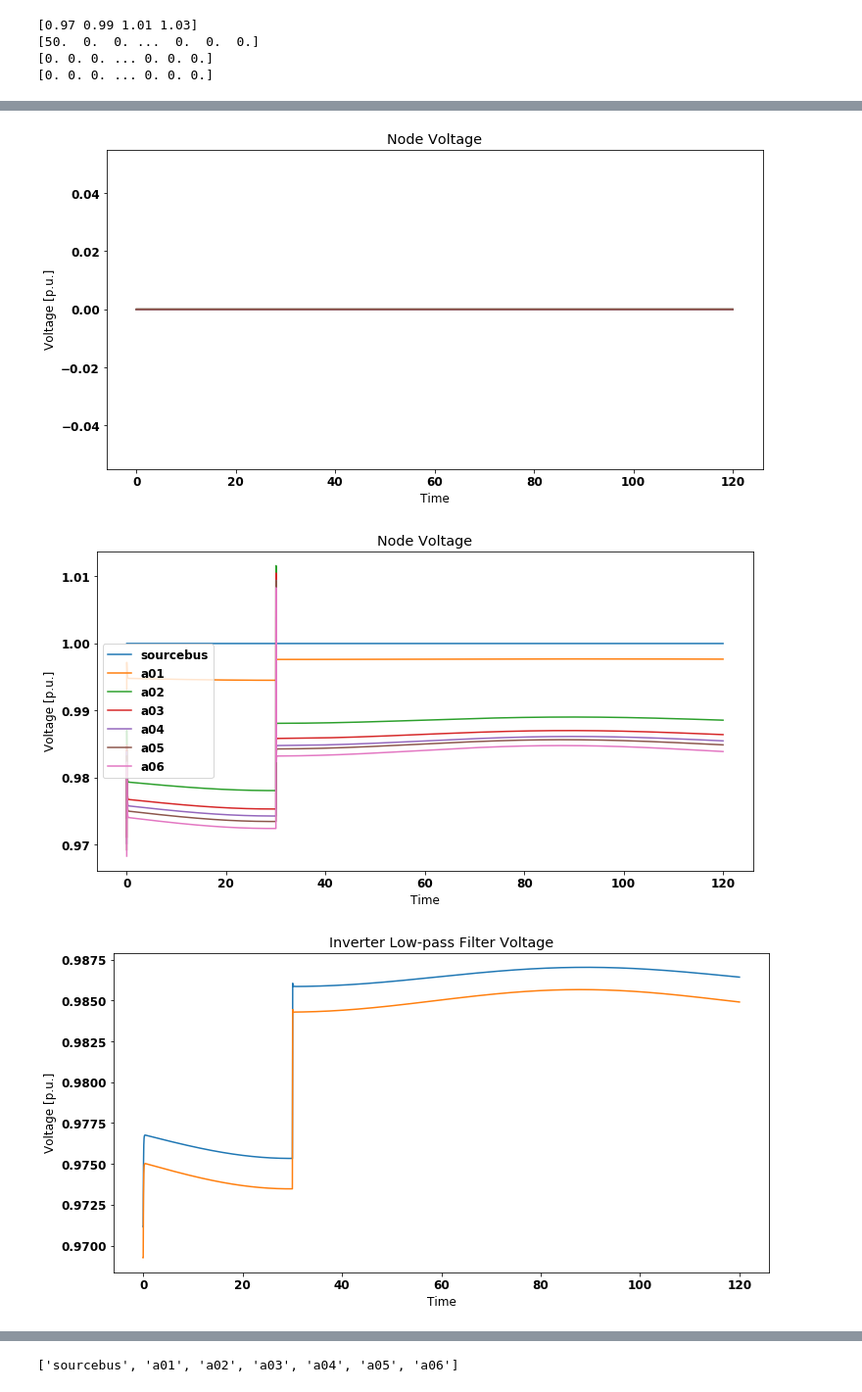
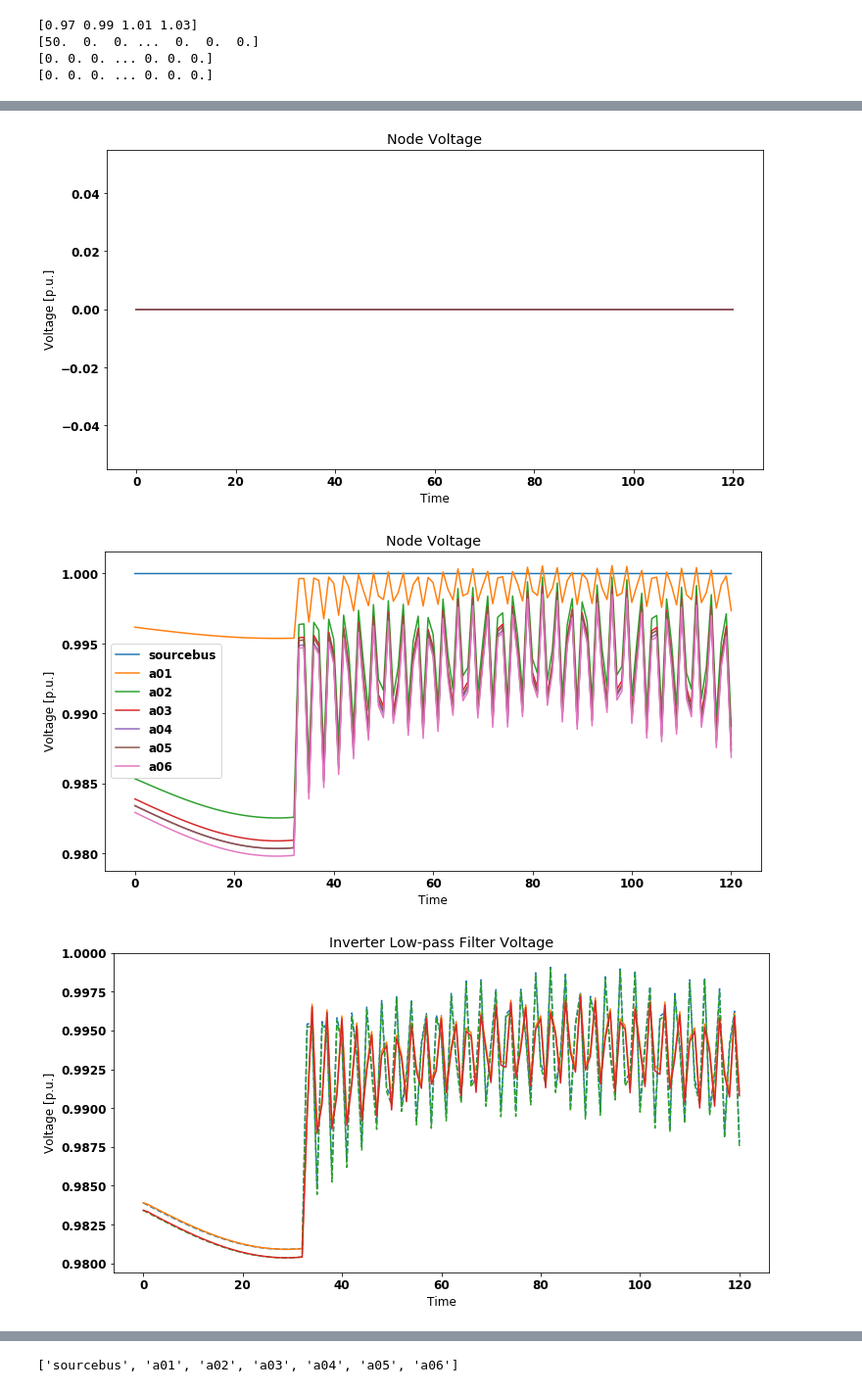
Before and after one commit to lbnl-cybersecurity/ceds-cigar, a Jupyter notebook: pycigar/oscillation/ES_oscillation_single_phase.ipynb, the cells around one changed output, grey strips where cells are left out. Shown at 98% size. Saved outputs shown, nothing was run; the diff lists cells and outputs as text; code cells hidden in the pictures.

```diff
--- a/pycigar/oscillation/ES_oscillation_single_phase.ipynb
+++ b/pycigar/oscillation/ES_oscillation_single_phase.ipynb
@@ -191,10 +191,10 @@ class inverter():
         self.VBP = np.array([0.97, 0.99, 1.01, 1.03])
 
         # Lowpass filter cutoff frequency
-        self.wlp = 2*np.pi*1.0
+        self.wlp = 2*np.pi*0.5
 
         # Lowpass filter timestep
-        self.Ts = 0.01
+        self.Ts = 1.0
 
         # Measured voltage
         self.Vmeas = np.zeros(86401)
@@ -245,6 +245,7 @@ class inverter():
             self.Vlp[kt] = self.Vmeas[kt]
         else:
             self.Vlp[kt] = (1 - self.wlp*self.Ts)*self.Vlp[kt-1] + self.wlp*self.Ts*self.Vmeas[kt-1]
+            self.Vlp[kt] = 1/(2 + self.wlp*self.Ts)*((2 - self.wlp*self.Ts)*self.Vlp[kt-1] + self.wlp*self.Ts*(self.Vmeas[kt] + self.Vmeas[kt-1]))
 
     # compute reactive power from lowpass filtered voltage and Volt-Var curve
     def compute_reactive_power_output(self, kt, Vcomp):
@@ -358,7 +359,7 @@ features = ['Voltage', 'Generation', 'P', 'Q']
 """
 
 # time array
-Ts = 0.01
+Ts = 1.0
 time = np.arange(0,120+Ts,Ts)
 
 # All buses and bus voltages
@@ -507,7 +508,7 @@ for kt in range(0,len(time)):
             if 'load' in LoadBuses[k1]:
                 dss.Loads.Name(LoadBuses[k1])
 
-                PloadTS[kt,k1] = PloadNominal[k1] + 25*np.sin(2*np.pi*lf[k1]*1/120*time[kt]) + 0*15*np.random.rand()
+                PloadTS[kt,k1] = PloadNominal[k1] + 15*np.sin(2*np.pi*lf[k1]*1/120*time[kt]) + 0*15*np.random.rand()
                 dss.Loads.kW(PloadTS[kt,k1])
 
                 QloadTS[kt,k1] = QloadNominal[k1] + 15*np.sin(2*np.pi*lf[k1]*1/120*time[kt]) + 0*10*np.random.rand()
@@ -519,7 +520,7 @@ for kt in range(0,len(time)):
                 PinvTS[kt,k1] = 0
                 dss.Loads.kW(PinvTS[kt,k1])
 
-                QinvTS[kt,k1] = 1/100*600*inverters[k1].reactive_power[kt-1]
+                QinvTS[kt,k1] = 1/100*200*inverters[k1].reactive_power[kt-1]
                 dss.Loads.kvar(QinvTS[kt,k1])
 
 #             if 'inv' in LoadBuses[k1]:
@@ -619,7 +620,7 @@ for kt in range(0,len(time)):
 
 
     # Attack inverters at this timestep
-    if kt == 30*100+1:
+    if kt == 31:
         for k1 in range(len(inverters)):
             # Set new Volt-VAr curve breakpoints
             inverters[k1].set_VBP(inverters[k1].VBP)
@@ -629,11 +630,13 @@ for kt in range(0,len(time)):
                 print(inverters[k1].nodename)
                 print(inverters[k1].VBP)
                 inverters[k1].hackFlag = True
-                inverters[k1].set_VBP(np.array([0.998, 0.999, 1.001, 1.002]))
-                inverters[k1].set_VBP(np.array([0.997, 0.998, 0.999, 1.000]))
-                inverters[k1].set_VBP(np.array([0.996, 0.997, 0.998, 0.999]))
-                inverters[k1].set_VBP(np.array([0.995, 0.996, 0.997, 0.998]))
-                inverters[k1].set_VBP(np.array([0.99, 0.999, 1.001, 1.01])-0.01)
+                inverters[k1].set_VBP(np.array([0.98, 0.99, 1.01, 1.02]))
+                inverters[k1].set_VBP(np.array([0.99, 0.999, 1.001, 1.01]))
+#                 inverters[k1].set_VBP(np.array([0.998, 0.999, 1.001, 1.002]))
+#                 inverters[k1].set_VBP(np.array([0.997, 0.998, 0.999, 1.000]))
+#                 inverters[k1].set_VBP(np.array([0.996, 0.997, 0.998, 0.999]))
+#                 inverters[k1].set_VBP(np.array([0.995, 0.996, 0.997, 0.998]))
+#                 inverters[k1].set_VBP(np.array([0.99, 0.999, 1.001, 1.01])-0.01)
 #                 print('~~~~~')
 #                 print(time[kt])
 #                 print(inverters[k1].nodename)
@@ -700,6 +703,7 @@ plt.show()
 fig = plt.figure(figsize=[12,6])
 for k1 in range(0,len(inverters)):
 #     plt.plot(inverters[k1].Vmeas[:])
+    plt.plot(time,inverters[k1].Vmeas[:],'--')
     plt.plot(time,inverters[k1].Vlp[:])
 # plt.ylim([0.85, 1.05])
 plt.title('Inverter Low-pass Filter Voltage')
@@ -751,32 +755,32 @@ plt.title('Node Active Power Injection')
 plt.ylabel('Active Power Injection [kW]')
 plt.subplot(2,1,2)
 plt.plot(time,QinvTS[:,:])
 plt.title('Node Reactive Power Injection')
 plt.xlabel('Time')
 plt.ylabel('Reactive Power Injection [kVAr]')
 plt.show()
 
 # fig = plt.figure(figsize=[12,6])
 # plt.plot(time,PtotalTS[:,:])
 # plt.plot(time,QtotalTS[:,:])
 # plt.title('Total')
 # plt.show()
 
 fig = plt.figure(figsize=[12,6])
 plt.subplot(2,1,1)
 plt.plot(time,PtotalTS[:,:])
 plt.title('Node Total Active Power')
 # plt.xlabel('Time')
 plt.ylabel('Total Active Power [kW]')
 plt.subplot(2,1,2)
 plt.plot(time,QtotalTS[:,:])
 plt.title('Node Total Reactive Power')
 plt.xlabel('Time')
 plt.ylabel('Total Reactive Power [kVAr]')
 plt.show()
 
 # print(timeplot)
 # %% [output]
 [figure]
-[figure, old version]
+[figure, new version]
-[figure, old version]
+[figure, new version]
```
Also changed, not shown: parts of 4 cells of this notebook, 1 other file.
